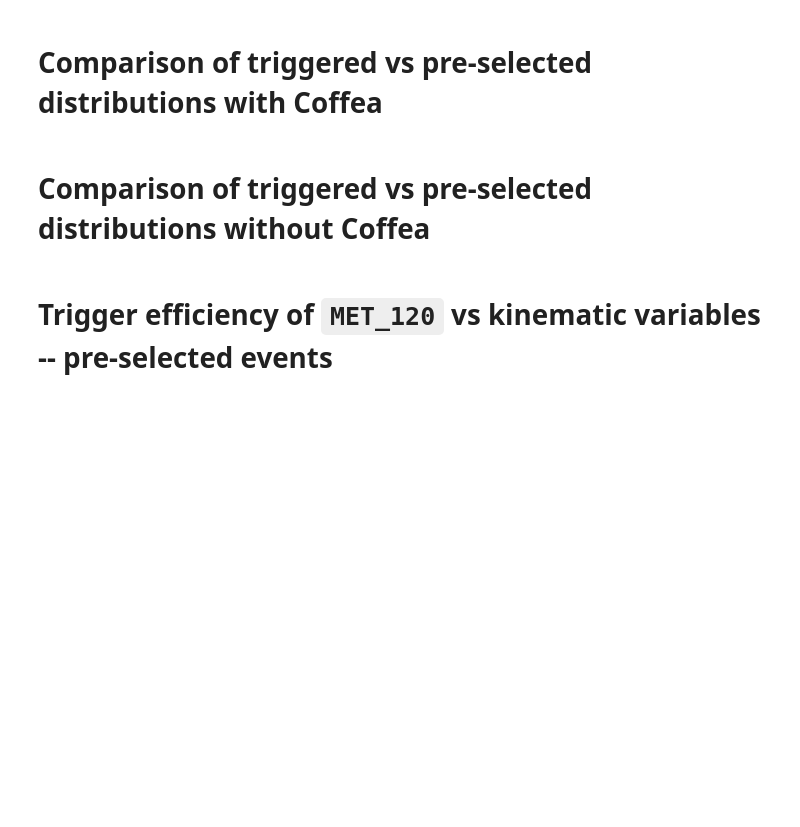
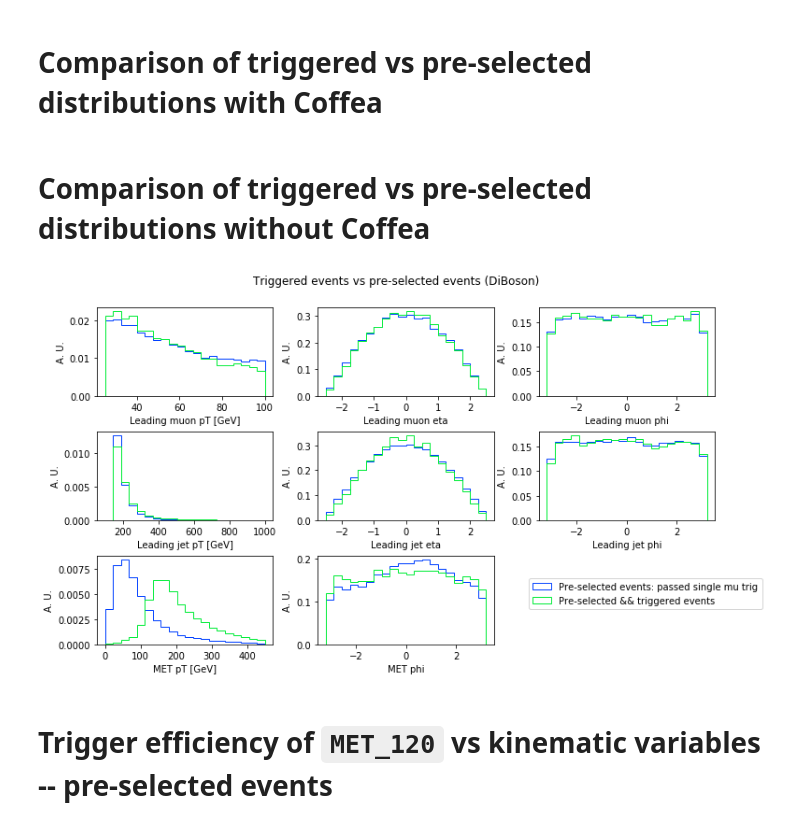
Before and after one commit to afrankenthal/iDM-analysis-plotting, a Jupyter notebook: MetTriggerEffStudies.ipynb, the cells around one changed output. Saved outputs shown, nothing was run; the diff lists cells and outputs as text; code cells hidden in the pictures; blank space fills up the shorter version.

Commit message:
met trig update

```diff
--- a/MetTriggerEffStudies.ipynb
+++ b/MetTriggerEffStudies.ipynb
@@ -462,11 +552,11 @@ print(data_samples['Data']['enrich'])
 # Comparison of triggered vs pre-selected distributions without Coffea
 # %%
 eff_plots = OrderedDict({
-   # 'pt': {
-   #     'axis': np.array(np.arange(25,80,3), dtype='float64'),
-   #     'range': [25, 100],
-   #     'label': 'Leading muon pT [GeV]'
-   # },
+    'pt': {
+        'axis': np.array(np.arange(25,80,3), dtype='float64'),
+        'range': [25, 100],
+        'label': 'Leading muon pT [GeV]'
+    },
     'eta': {
         'axis': np.array(np.linspace(-2.4,2.4,6), dtype='float64'),
         'range': [-2.5, 2.5],
@@ -493,7 +583,7 @@ eff_plots = OrderedDict({
         'label': 'Leading jet phi'
     },
     'recoPFMetPt': {
-        'axis': np.array(np.arange(50,500,10), dtype='float64'),
+        'axis': np.array(np.arange(40,300,10), dtype='float64'),
         'range': [0, 450],
         'label': 'MET pT [GeV]'
     },
@@ -513,37 +603,42 @@ sample = 'DiBoson'
 #sample = 'TT'
 #sample = 'WJets'
 #sample = 'Data'
+#sample = 'Prompt'
+samples = full_samples
 
 fig, axes = plt.subplots(3,3, figsize=(10,6))
 fig.suptitle(f'Triggered events vs pre-selected events ({samples[sample]["label"]})')
 plt.tight_layout(h_pad=2.0)
 fig.subplots_adjust(top=0.90)
 #axes[2,1].axis('off')
 axes[2,2].axis('off')
 
 for index, (column, props) in enumerate(eff_plots.items()):
     ax = axes[index//3, index%3]
 
     bin_edges = props['axis']
     kwargs = {'range': props['range'], 'bins':20, 'density': True, 'histtype':'step', 'log':False}
 
-    df = samples[sample]['enrich'].groupby('entry').nth(0)
+    df = samples[sample]['enrich']
+    #print(df)
     #x.hist(df.query('fired0==True')[column].groupby('entry').nth(0), **kwargs,
     #       label='Pre-selected events: passed single mu trig');
     #x.hist(df.query('fired0==True & fired==True')[column].groupby('entry').nth(0), **kwargs,
     #       label='Pre-selected && triggered events');
     #print(df[['fired0','fired','recoPFMetPt']].groupby('entry').nth(0))
     #print(len(df[df['fired0']==True].groupby('entry').nth(0)))
     #print(len(df[['fired0','fired','recoPFMetPt']].groupby('entry').nth(0)))
-    ax.hist(df[(df['fired0']==1)][column], **kwargs,
+    ax.hist(df[(df['fired0']==1)][column], **kwargs, weights=df[(df['fired0']==1)]['wgt'],
             label='Pre-selected events: passed single mu trig');
-    ax.hist(df[(df['fired0']==1) & (df['fired']==1)][column], **kwargs,
+    ax.hist(df[(df['fired0']==1) & (df['fired']==1)][column], **kwargs, weights=df[(df['fired0']==1) & (df['fired']==1)]['wgt'],
             label='Pre-selected && triggered events');
     ax.set_xlabel(props['label'])
     ax.set_ylabel('A. U.')
 
 ax.legend(loc=(1.2 ,0.4))
-#fig.savefig(f'{web_dir}/Trig_vs_preselected_{sample}.png', bbox_inches='tight')
+fig.savefig(f'{web_dir}/Trig_vs_preselected_{sample}.png', bbox_inches='tight')
+# %% [output]
+[figure, added]
 # %% [markdown]
 # Trigger efficiency of `MET_120` vs kinematic variables -- pre-selected events
 # %%
```
Also changed, not shown: parts of 17 cells of this notebook.
